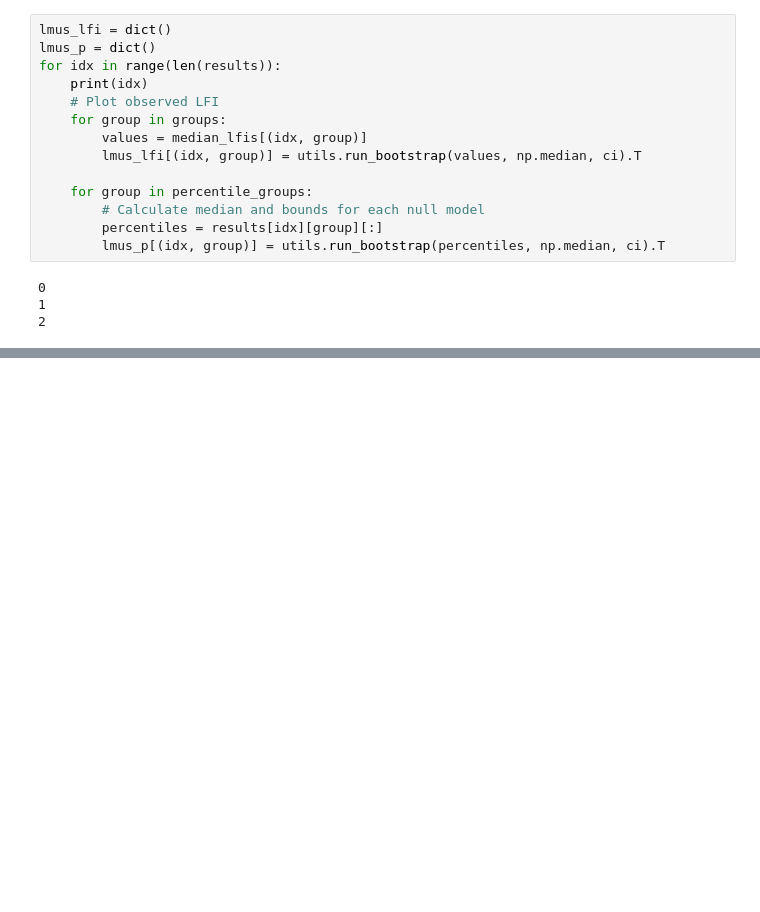
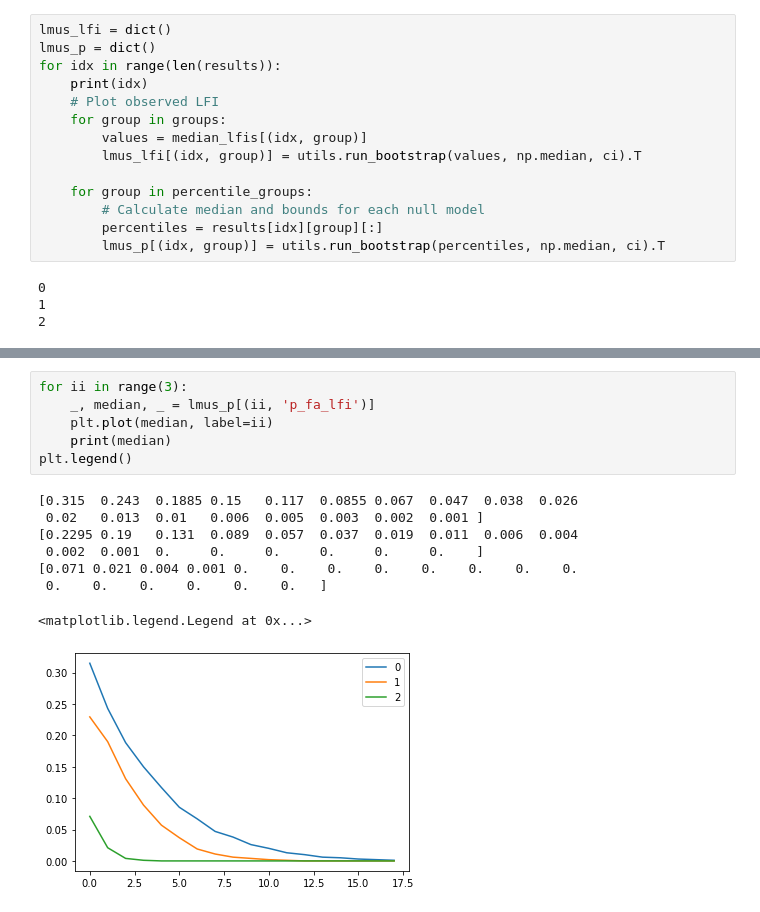
Before and after one commit to BouchardLab/noise_correlations, a Jupyter notebook: figures/figure3.ipynb, the cells around one changed output, grey strips where cells are left out. Drawn from its saved outputs; the diff is of its cells as text; blank space fills up the shorter version.

```diff
--- a/figures/figure3.ipynb
+++ b/figures/figure3.ipynb
@@ -340,0 +337,15 @@ plt.show()
+# %%
+for ii in range(3):
+    _, median, _ = lmus_p[(ii, 'p_fa_lfi')]
+    plt.plot(median, label=ii)
+    print(median)
+plt.legend()
+# %% [output]
+[0.315  0.243  0.1885 0.15   0.117  0.0855 0.067  0.047  0.038  0.026
+ 0.02   0.013  0.01   0.006  0.005  0.003  0.002  0.001 ]
+[0.2295 0.19   0.131  0.089  0.057  0.037  0.019  0.011  0.006  0.004
+ 0.002  0.001  0.     0.     0.     0.     0.     0.    ]
+[0.071 0.021 0.004 0.001 0.    0.    0.    0.    0.    0.    0.    0.
+ 0.    0.    0.    0.    0.    0.   ]
+<matplotlib.legend.Legend at 0x...>
+[figure, added]
```
Also changed, not shown: parts of 3 cells of this notebook, 7 other files.
